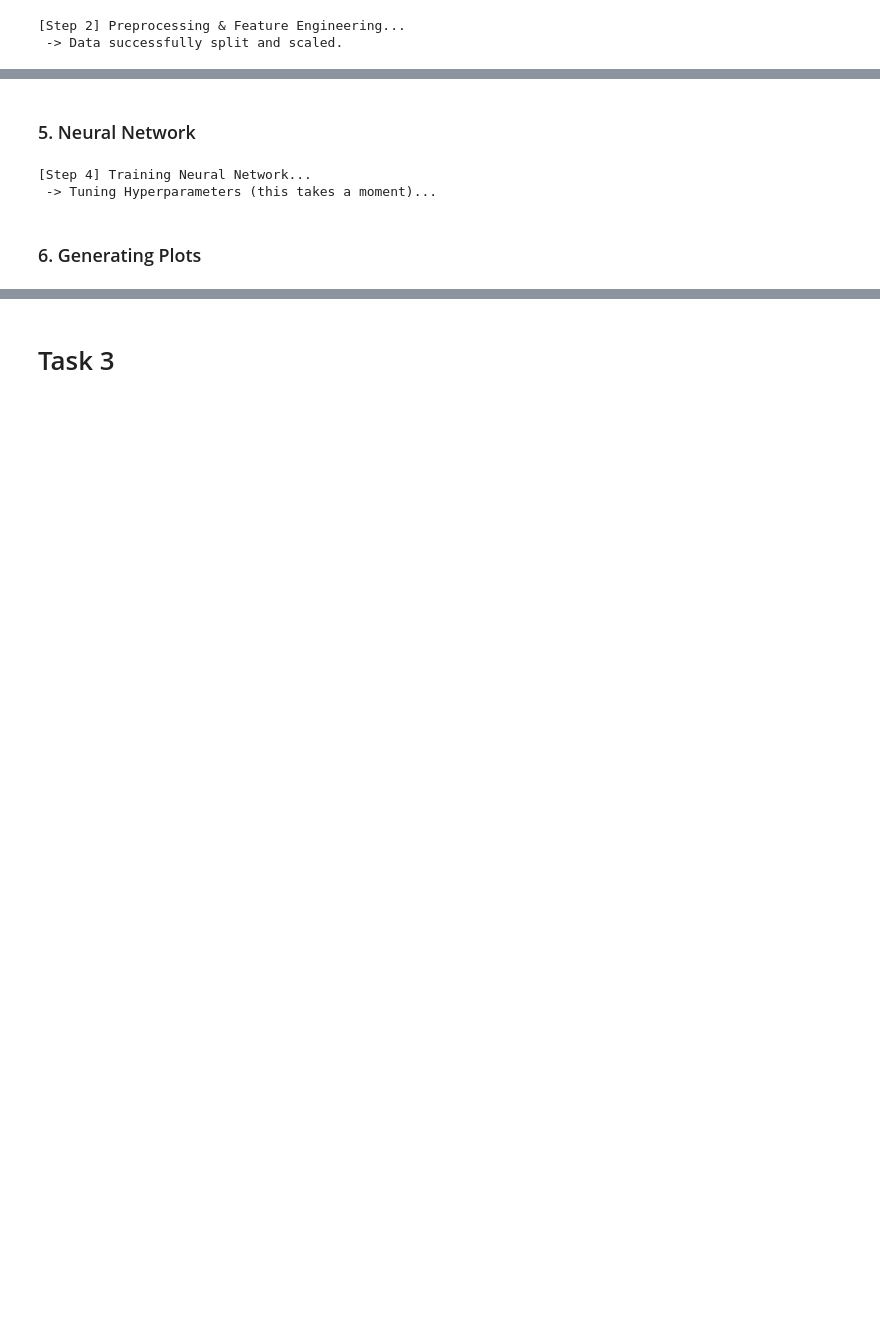
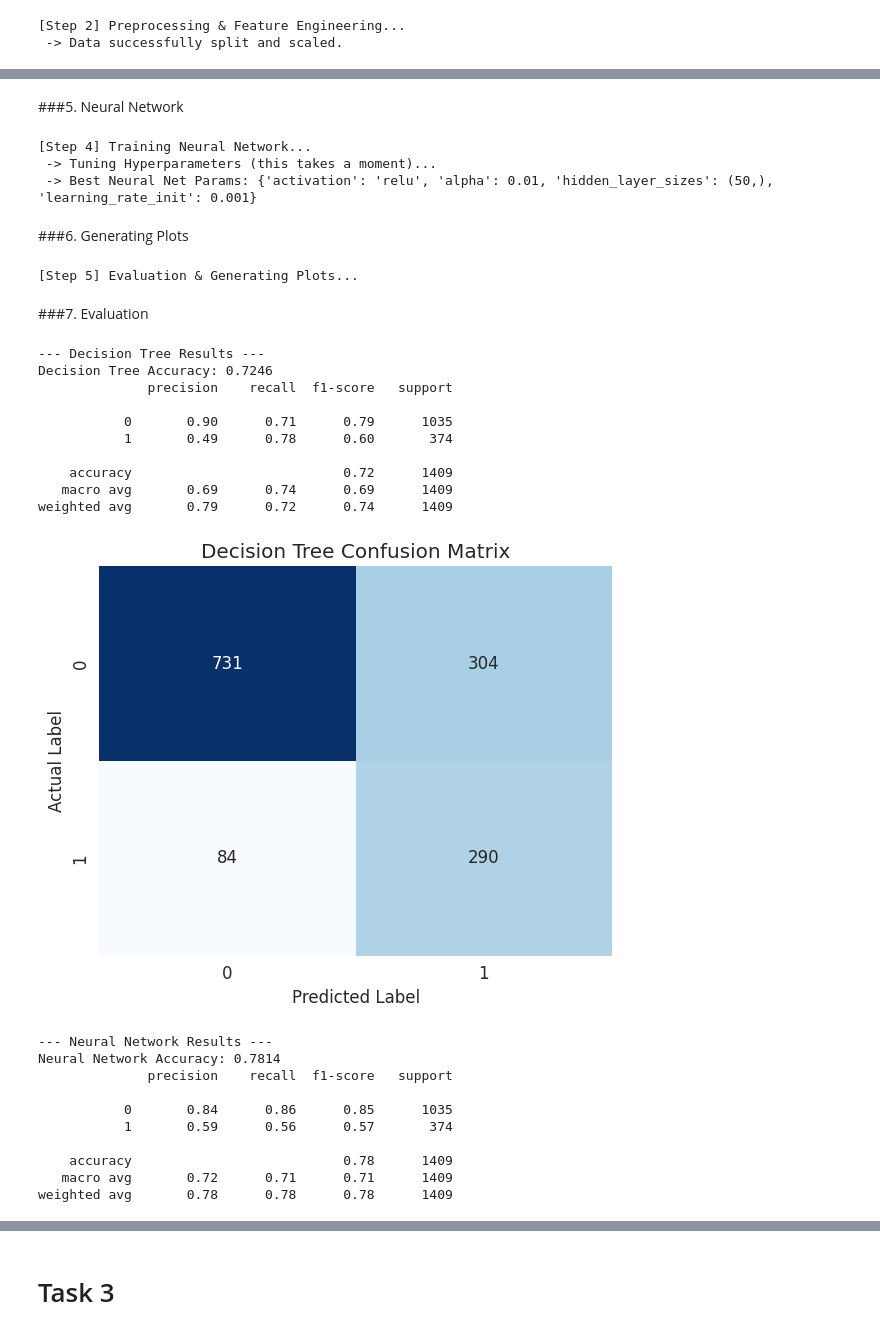
Before and after one commit to manurah/ML-CW, a Jupyter notebook: ML_CW.ipynb, the cells around one changed output, grey strips where cells are left out. Cells and saved outputs as stored; diff of their text form; code cells hidden in the pictures; blank space fills up the shorter version.

```diff
--- a/ML_CW.ipynb
+++ b/ML_CW.ipynb
@@ -279,8 +321,8 @@ print(f" -> Best Tree Params: {dt_grid.best_params_}")
  -> Best Tree Params: {'class_weight': 'balanced', 'criterion': 'entropy', 'max_depth': 5, 'min_samples_split': 2}
 # %% [markdown]
-### 5. Neural Network
+###5. Neural Network
 # %%
-print("\n[Step 5] Training Neural Network...")
+print("\n[Step 4] Training Neural Network...")
 print(" -> Tuning Hyperparameters (this takes a moment)...")
 
 # Parameter Grid
@@ -310,10 +352,11 @@ print(f" -> Best Neural Net Params: {nn_grid.best_params_}")
 # %% [output]
 [Step 4] Training Neural Network...
  -> Tuning Hyperparameters (this takes a moment)...
+ -> Best Neural Net Params: {'activation': 'relu', 'alpha': 0.01, 'hidden_layer_sizes': (50,), 'learning_rate_init': 0.001}
 # %% [markdown]
-### 6. Generating Plots
+###6. Generating Plots
 # %%
-print("\n[Step 6] Evaluation & Generating Plots...")
+print("\n[Step 5] Evaluation & Generating Plots...")
 
 # Function to plot Confusion Matrix
 def plot_cm(model, X_test, y_test, title, filename):
@@ -328,3 +371,50 @@ def plot_cm(model, X_test, y_test, title, filename):
     plt.tight_layout()
     plt.savefig(os.path.join(OUTPUT_DIRE, filename), dpi=300)
     plt.show()
+# %% [output]
+[Step 5] Evaluation & Generating Plots...
+# %% [markdown]
+###7. Evaluation
+# %%
+# 1. Decision Tree Evaluation
+print("\n--- Decision Tree Results ---")
+y_pred_dt = best_dt.predict(X_test_scaled)
+dt_acc = accuracy_score(y_test, y_pred_dt)
+print(f"Decision Tree Accuracy: {dt_acc:.4f}")
+print(classification_report(y_test, y_pred_dt))
+
+# Plot Confusion Matrix for DT
+plot_cm(best_dt, X_test_scaled, y_test, "Decision Tree Confusion Matrix", "cm_dt.png")
+
+
+# 2. Neural Network Evaluation
+print("\n--- Neural Network Results ---")
+y_pred_nn = best_nn.predict(X_test_scaled)
+nn_acc = accuracy_score(y_test, y_pred_nn)
+print(f"Neural Network Accuracy: {nn_acc:.4f}")
+print(classification_report(y_test, y_pred_nn))
+
+# Plot Confusion Matrix for NN
+plot_cm(best_nn, X_test_scaled, y_test, "Neural Network Confusion Matrix", "cm_nn.png")
+# %% [output]
+--- Decision Tree Results ---
+Decision Tree Accuracy: 0.7246
+              precision    recall  f1-score   support
+
+           0       0.90      0.71      0.79      1035
+           1       0.49      0.78      0.60       374
+
+    accuracy                           0.72      1409
+   macro avg       0.69      0.74      0.69      1409
+weighted avg       0.79      0.72      0.74      1409
+[figure, added]
+--- Neural Network Results ---
+Neural Network Accuracy: 0.7814
+              precision    recall  f1-score   support
+
+           0       0.84      0.86      0.85      1035
+           1       0.59      0.56      0.57       374
+
+    accuracy                           0.78      1409
+   macro avg       0.72      0.71      0.71      1409
+weighted avg       0.78      0.78      0.78      1409
```
Also changed, not shown: parts of 24 cells of this notebook.
